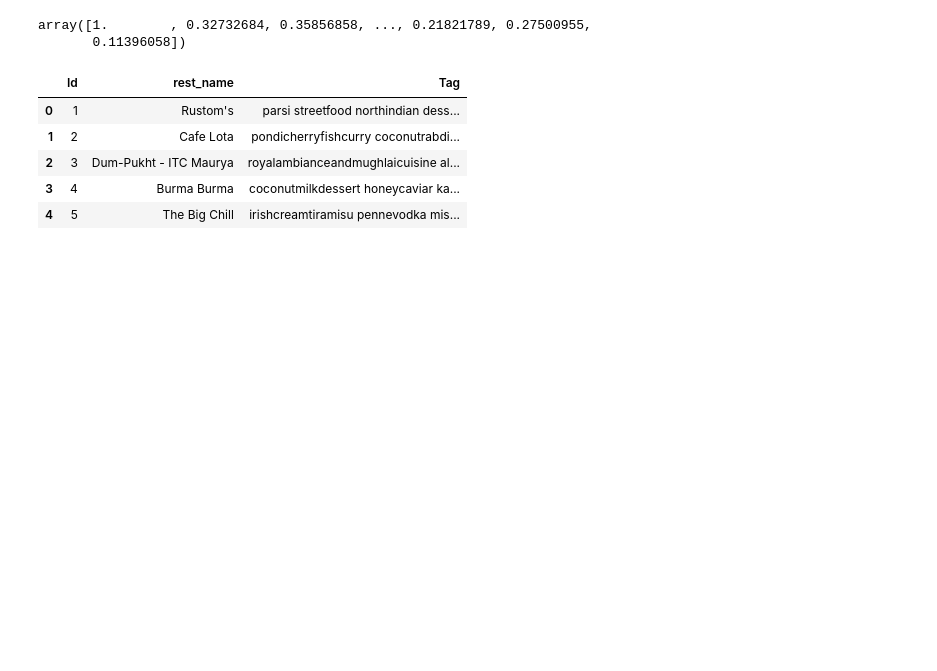
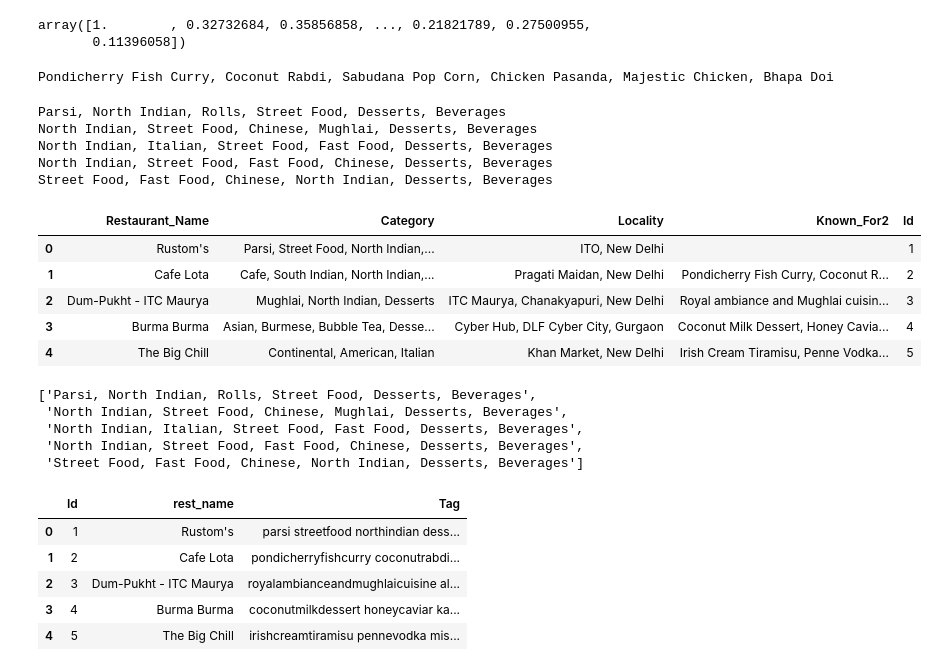
Before and after one commit to p4arth/Recommendation-Systems, a Jupyter notebook: ZomatoReccomendationSystem.ipynb, the cells around one changed output. Cells and saved outputs as stored; diff of their text form; code cells hidden in the pictures; blank space fills up the shorter version.

```diff
--- a/ZomatoReccomendationSystem.ipynb
+++ b/ZomatoReccomendationSystem.ipynb
@@ -27,6 +27,8 @@ rest['Locality'][0]
 rest['Category'][0]
 # %% [output]
 'Parsi, Street Food, North Indian, Desserts, Beverages'
+# %%
+rest1 = rest.copy()
 # %%
 rest.head()
 # %% [output]
@@ -90,6 +92,8 @@ df = pd.DataFrame({"Tag": rest['tag'], 'rest_name':rest['Restaurant_Name']})
 df['Id'] = rest.index + 1
 # %%
 df = df[['Id', 'rest_name', 'Tag']]
+# %%
+rest1['Id'] = df['Id']
 # %%
 df.head()
 # %% [output]
@@ -153,3 +163,28 @@ array([1.        , 0.32732684, 0.35856858, ..., 0.21821789, 0.27500955,
+# %%
+print(details)
+# %% [output]
+Pondicherry Fish Curry, Coconut Rabdi, Sabudana Pop Corn, Chicken Pasanda, Majestic Chicken, Bhapa Doi
+# %%
+restaurant_index = df[df['rest_name'] == "Rustom's"].index[0]
+distances = similar[restaurant_index]
+rest_list = sorted(list(enumerate(distances)), reverse=True,key=lambda x:x[1])[1:6]
+for rest in rest_list:
+  print(rest1.iloc[rest[0]].Category)
+# %% [output]
+Parsi, North Indian, Rolls, Street Food, Desserts, Beverages
+North Indian, Street Food, Chinese, Mughlai, Desserts, Beverages
+North Indian, Italian, Street Food, Fast Food, Desserts, Beverages
+North Indian, Street Food, Fast Food, Chinese, Desserts, Beverages
+Street Food, Fast Food, Chinese, North Indian, Desserts, Beverages
+# %%
+rest1.head()
+# %% [output]
+|  | Restaurant_Name | Category | Locality | Known_For2 | Id |
+| 0 | Rustom's | Parsi, Street Food, North Indian,... | ITO, New Delhi |  | 1 |
+| 1 | Cafe Lota | Cafe, South Indian, North Indian,... | Pragati Maidan, New Delhi | Pondicherry Fish Curry, Coconut R... | 2 |
+| 2 | Dum-Pukht - ITC Maurya | Mughlai, North Indian, Desserts | ITC Maurya, Chanakyapuri, New Delhi | Royal ambiance and Mughlai cuisin... | 3 |
+| 3 | Burma Burma | Asian, Burmese, Bubble Tea, Desse... | Cyber Hub, DLF Cyber City, Gurgaon | Coconut Milk Dessert, Honey Cavia... | 4 |
+| 4 | The Big Chill | Continental, American, Italian | Khan Market, New Delhi | Irish Cream Tiramisu, Penne Vodka... | 5 |
 # %%
 def recommend(restaurant):
   restaurant_index = df[df['rest_name'] == restaurant].index[0]
@@ -160,3 +206,11 @@ def recommend(restaurant):
+# %%
+get_details("Rustom's")
+# %% [output]
+['Parsi, North Indian, Rolls, Street Food, Desserts, Beverages',
+ 'North Indian, Street Food, Chinese, Mughlai, Desserts, Beverages',
+ 'North Indian, Italian, Street Food, Fast Food, Desserts, Beverages',
+ 'North Indian, Street Food, Fast Food, Chinese, Desserts, Beverages',
+ 'Street Food, Fast Food, Chinese, North Indian, Desserts, Beverages']
 # %%
 df.head()
 # %% [output]
```
Also changed, not shown: parts of 17 cells of this notebook.
